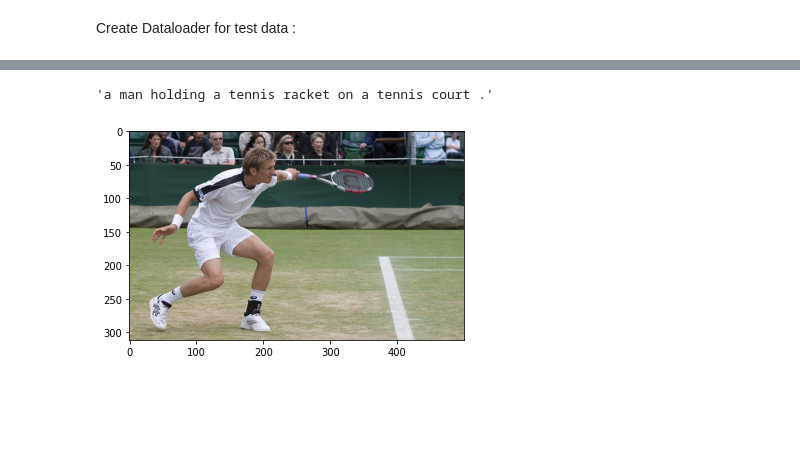
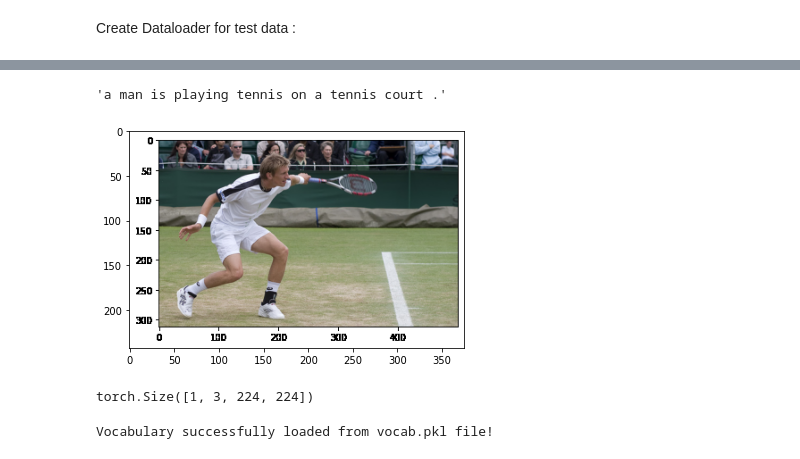
Before and after one commit to eip4-mars/EIP4P2, a Jupyter notebook: Session12/EVA4P2S12_Image_Captioning.ipynb, the cells around one changed output, grey strips where cells are left out. Cells and saved outputs as stored; diff of their text form; code cells hidden in the pictures; blank space fills up the shorter version.

```diff
--- a/Session12/EVA4P2S12_Image_Captioning.ipynb
+++ b/Session12/EVA4P2S12_Image_Captioning.ipynb
@@ -734,6 +739,8 @@ device =  torch.device('cuda' if torch.cuda.is_available() else 'cpu')
 
 with open(  os.path.join(model_save_path , 'decoder_input_params.pickle'), 'rb') as handle:
     decoder_input_params = pickle.load(handle)
+with open(  os.path.join(model_save_path , 'decoder_vocab.pickle'), 'rb') as handle:
+    decoder_vocab = pickle.load(handle)
 
 embed_size = decoder_input_params['embed_size']
 hidden_size= decoder_input_params['hidden_size']
@@ -750,7 +757,8 @@ decoder.load_state_dict( torch.load(   os.path.join( model_save_path , 'decoderd
 # %% [markdown]
 Create Dataloader for test data :
 # %%
-from torchvision import transforms
+
+
 
 # Define a transform to pre-process the training images.
 transform_test = transforms.Compose([
@@ -761,10 +769,7 @@ transform_test = transforms.Compose([
     transforms.Normalize((0.485, 0.456, 0.406),      # normalize image for pre-trained model
                          (0.229, 0.224, 0.225))])
 
-# Obtain the data loader.
-data_loader_test = get_loader(transform=transform_test,
-                         mode='test',
-                         cocoapi_loc = '/content/opt')
-
-data_iter = iter(data_loader_test)
+# # Obtain the data loader.
+image = Image.open('/content/in.jpg').convert('RGB')
+image
 # %% [output]
@@ -772,18 +777,30 @@ Vocabulary successfully loaded from vocab.pkl file!
 # %%
 def get_sentences( original_img, all_predictions ):
   sentence = ' '
-  plt.imshow(original_img.squeeze())
-  return sentence.join([data_loader_test.dataset.vocab.idx2word[idx] for idx in all_predictions[1:-1] ]  )
+  plt.imshow(original_img)
+  return sentence.join([decoder_vocab[idx] for idx in all_predictions[1:-1] ]  )
 # %%
 encoder.to(device)
 decoder.to(device)
 encoder.eval()
 decoder.eval()
-original_img , processed_img  = next( data_iter )
+input_image = transform_test(image).unsqueeze(0)
 
-features  = encoder(processed_img.to(device)   ).unsqueeze(1)
+features  = encoder(input_image.to(device)).unsqueeze(1)
 final_output = decoder.Predict( features, max_len=20)
-get_sentences(original_img, final_output)
+get_sentences(image, final_output)
+# print(final_output)
+# print(image)
 # %% [output]
-'a man holding a tennis racket on a tennis court .'
+'a man is playing tennis on a tennis court .'
-[figure, old version]
+[figure, new version]
+# %%
+input_image.unsqueeze(0).shape
+# %% [output]
+torch.Size([1, 3, 224, 224])
+# %%
+data_loader_test = get_loader(transform=transform_test,
+                         mode='test',
+                         cocoapi_loc = '/content/opt')
+# %% [output]
+Vocabulary successfully loaded from vocab.pkl file!
```
Also changed, not shown: parts of 10 cells of this notebook.
